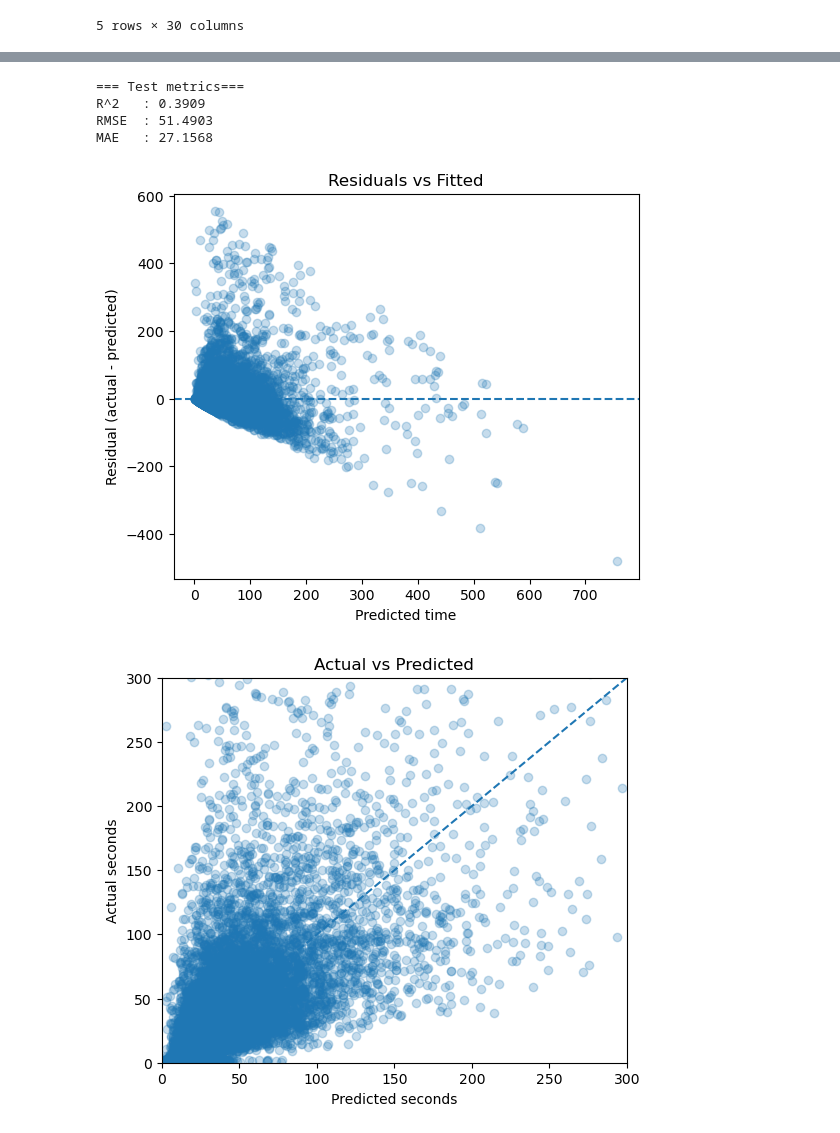
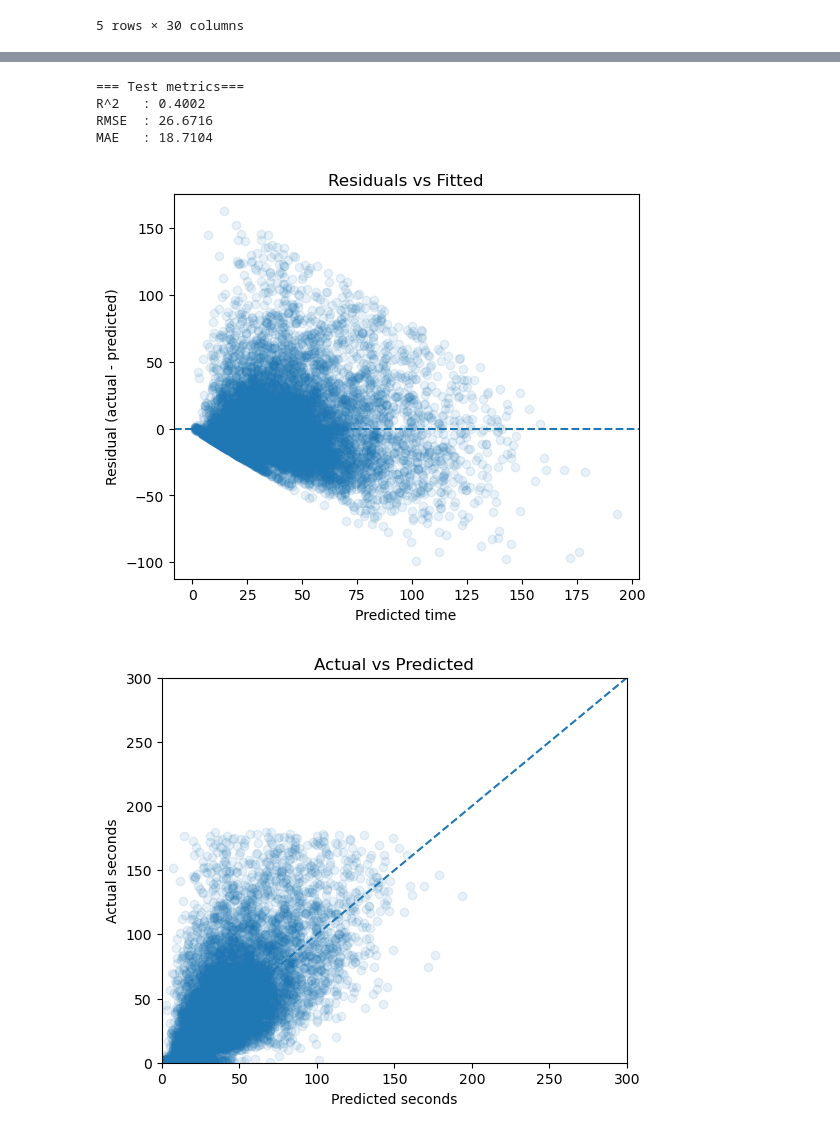
Before and after one commit to JiashenWangg/Lucas_Systems_Capstone_Project, a Jupyter notebook: Model_Jiashen/oe_xgboost.ipynb, the cells around one changed output, grey strips where cells are left out. Saved outputs shown, nothing was run; the diff lists cells and outputs as text; code cells hidden in the pictures.

Commit message:
Refine encoding for aisle, Try models on OF WC30

```diff
--- a/Model_Jiashen/oe_xgboost.ipynb
+++ b/Model_Jiashen/oe_xgboost.ipynb
@@ -56,7 +68,7 @@ for col in ["Time_Delta_sec", "Weight", "Cube", "Quantity", "Travel_Distance"]:
 # Filter for log viability + WorkCode == '30'
 df = df[
     (df["Time_Delta_sec"] > 0) &
-    (df["Time_Delta_sec"] < 600) &
+    (df["Time_Delta_sec"] < 180) &
     (df["Travel_Distance"] >= 0) &
     (df["Weight"] > 0) &
     (df["Cube"] > 0) &
@@ -65,14 +77,25 @@ df = df[
 
 # Aisle to int first
 df["Aisle"] = pd.to_numeric(df["Aisle"], errors="coerce").fillna(-1).astype(int)
-# Aisle as new column, group 10-19 as "10-19", 20-29 as "20-29", 30-39 as "30-39", rest as "other"
+# Aisle as new column, group 10-19, 20-29, 30-38, 39-42, rest as "other"
+'''
 def aisle_group(a):
     if 10 <= a < 20:
         return "10-19"
     elif 20 <= a < 30:
         return "20-29"
-    elif 30 <= a < 40:
-        return "30-39"
+    elif 30 <= a < 39:
+        return "30-38"
+    elif 39 <= a < 43:
+        return "39-42"
+    else:
+        return "other"
+df["Aisle_group"] = df["Aisle"].apply(aisle_group)
+'''
+# Actually for WC = 30, only 39, 40, 41, 42 are valid, so just these 4 or other
+def aisle_group(a):
+    if a in [39, 40, 41, 42]:
+        return str(a)
     else:
         return "other"
 df["Aisle_group"] = df["Aisle"].apply(aisle_group)
@@ -237,36 +265,36 @@ print(f"RMSE  : {rmse:.4f}")
 print(f"MAE   : {mae:.4f}")
 # %% [output]
 === Test metrics===
-R^2   : 0.3909
-RMSE  : 51.4903
-MAE   : 27.1568
+R^2   : 0.4002
+RMSE  : 26.6716
+MAE   : 18.7104
 # %%
 # ---------- Diagnostics plots ----------
 resid = y_test - pred
 
 # Residual vs fitted
 plt.figure(figsize=(6,5))
-plt.scatter(pred, resid, alpha=0.25)
+plt.scatter(pred, resid, alpha=0.1)
 plt.axhline(0, linestyle="--")
 plt.xlabel("Predicted time")
 plt.ylabel("Residual (actual - predicted)")
 plt.title("Residuals vs Fitted")
 plt.show()
 
 # Actual vs predicted
 lims = [0, 300]
 plt.figure(figsize=(6,5))
-plt.scatter(pred, y_test, alpha=0.25)
+plt.scatter(pred, y_test, alpha=0.1)
 plt.xlim(lims)
 plt.ylim(lims)
 plt.plot(lims, lims, "--")
 plt.xlabel("Predicted seconds")
 plt.ylabel("Actual seconds")
 plt.title("Actual vs Predicted")
 plt.show()
 # %% [output]
-[figure, old version]
+[figure, new version]
-[figure, old version]
+[figure, new version]
 # %%
 # ---------- Feature importance ----------
 # Gain-based importance
```
Also changed, not shown: parts of 7 cells of this notebook, 6 other files.
